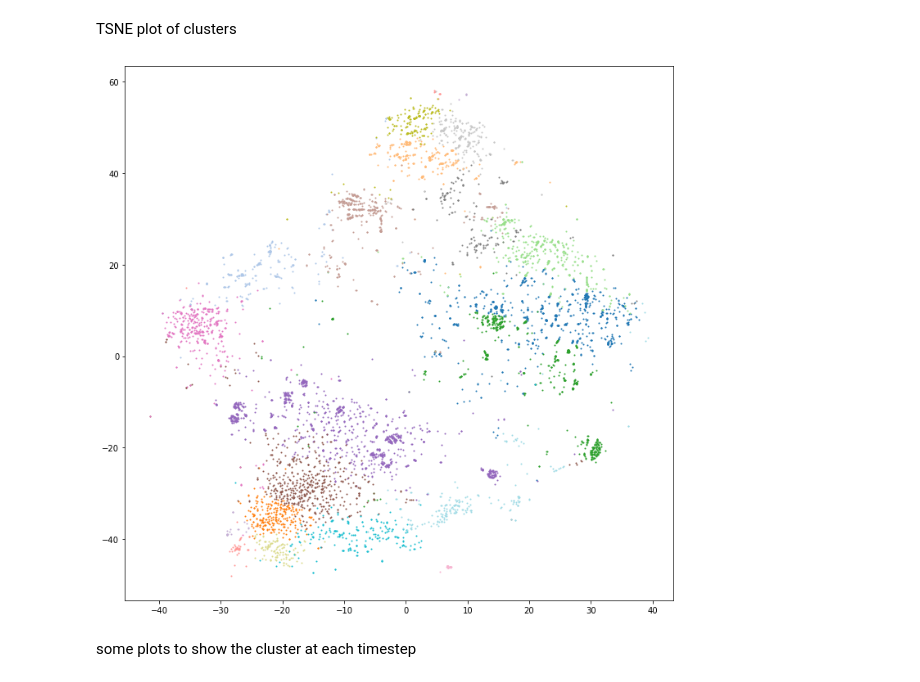
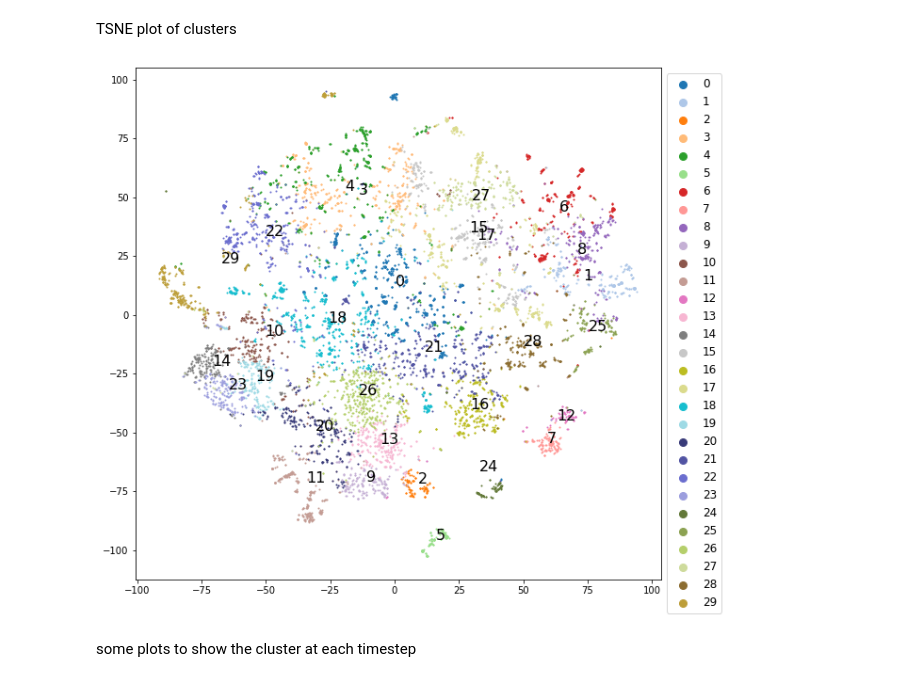
Before and after one commit to ysterin/deep_cluster, a Jupyter notebook: autoencoder KMeans.ipynb, the cells around one changed output. Cells and saved outputs as stored; diff of their text form; code cells hidden in the pictures.

```diff
--- a/autoencoder KMeans.ipynb
+++ b/autoencoder KMeans.ipynb
@@ -103,10 +143,10 @@ all_data = ConcatDataset(all_data)
 # %% [markdown]
 clustering the data and splitting into segments
 # %%
-K = 30
-X_encoded = model.model.encode(all_data)
-kmeans = KMeans(K)
-labels = kmeans.fit_predict(X_encoded)
+# K = 30
+# X_encoded = model.model.encode(all_data)
+# kmeans = KMeans(K)
+# labels = kmeans.fit_predict(X_encoded)
 '''
 split the sequence of labels and returns the sequence of segments of the form:
       [(label0, segment_start0, segment_length0), ...]
@@ -131,22 +176,42 @@ segment_dict = dict(zip(landmark_files,
+# %%
+from collections import Counter
+count = Counter(labels)
+ratios = {idx: count[idx] / len(labels) for idx in set(labels)}
+q = 0.5
+proportions = {idx: ratios[idx]**q for idx in set(labels)}
+proportions = {idx: proportions[idx] / sum(p for p in proportions.values()) for idx in set(labels)}
+def sample_ids(n_samples=10000, proportions=proportions):
+    ids = []
+    for idx in set(labels):
+        cluster_ids = np.where(labels==idx)[0]
+        n_cluster_samples = int(n_samples * proportions[idx])
+        ids.append(np.random.choice(cluster_ids, size=n_cluster_samples, replace=False))
+    ids = np.concatenate(ids)
+    return ids
+
+sample_idxs = sample_ids()
+X_sample = X_encoded[sample_idxs]
+sample_labels = labels[sample_idxs]
 # %% [markdown]
 TSNE plot of clusters
-# %%
-sample_idxs = np.random.choice(X_encoded.shape[0], size=10000, replace=False)
-X_sample = X_encoded[sample_idxs]
-sample_labels = labels[sample_idxs]
 # %%
 from sklearn.manifold import TSNE
-tsne = TSNE(n_components=2, perplexity=200)
+tsne = TSNE(n_components=2, perplexity=30)
 X_2d = tsne.fit_transform(X_sample)
 # %%
 K = 30
 sample_labels = labels[sample_idxs]
-clusters = {int(i): X_2d[np.where(sample_labels==i)[0]] for i in range(20)}
+clusters = {int(i): X_2d[np.where(sample_labels==i)[0]] for i in range(30)}
 plt.figure(figsize=(10, 10))
+cluster_colors = cm.tab20.colors + cm.tab20b.colors + cm.tab20c.colors
 for idx, cluster in clusters.items():
     # print(cluster)
-    plt.scatter(cluster[:,0], cluster[:,1], label=idx, s=1, color=cm.tab20.colors[idx])
+    plt.text(cluster.mean(0)[0], cluster.mean(0)[1], str(idx), fontsize=16)
+#     plt.annotate(str(idx), xy=cluster.mean(axis=0))
+    plt.scatter(cluster[:,0], cluster[:,1], label=idx, s=1, color=cluster_colors[idx])
+    plt.legend(bbox_to_anchor=(1., 1.), prop={'size': 12}, markerscale=8)
+    plt.savefig('plots/tsne.svg')
 # %% [output]
-[figure, old version]
+[figure, new version]
 # %% [markdown]
 some plots to show the cluster at each timestep
```
Also changed, not shown: parts of 38 cells of this notebook, 6 other files.
